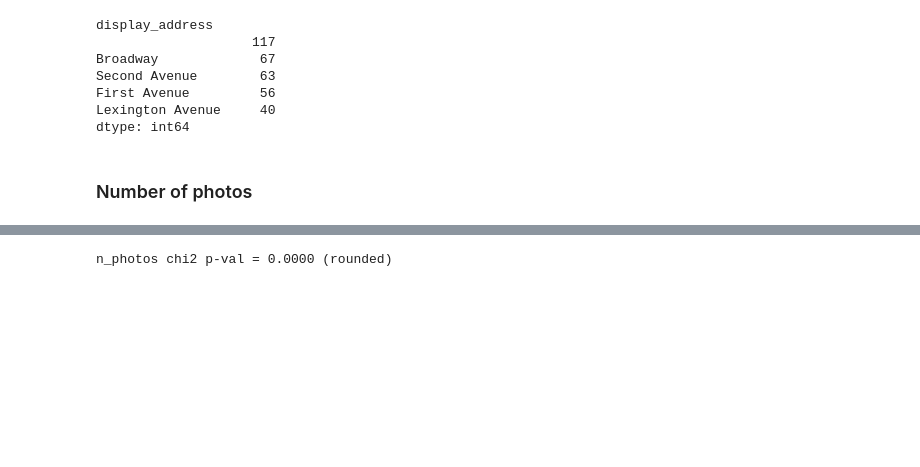
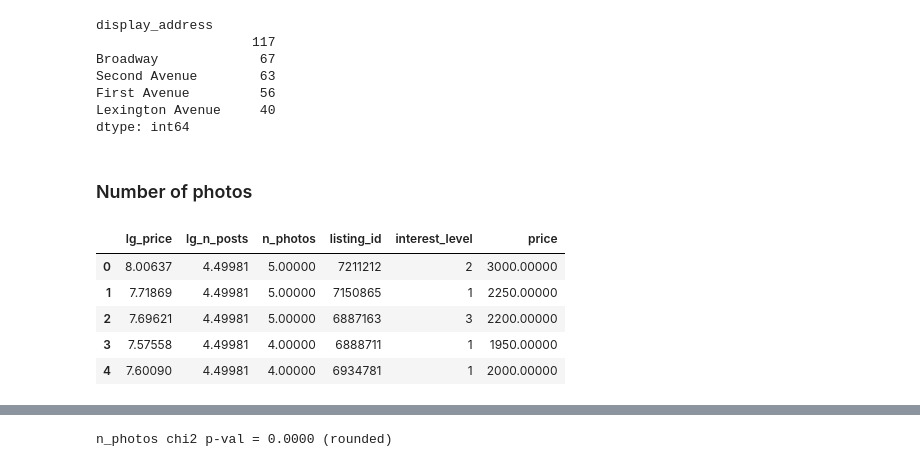
Before and after one commit to mdlynch37/kaggle-rental-interest, a Jupyter notebook: Executable/Main.ipynb, the cells around one changed output, grey strips where cells are left out. Saved outputs shown, nothing was run; the diff lists cells and outputs as text; code cells hidden in the pictures; blank space fills up the shorter version.

```diff
--- a/Executable/Main.ipynb
+++ b/Executable/Main.ipynb
@@ -369,3 +404,14 @@ Lexington Avenue     40
 dtype: int64
 # %% [markdown]
 ### Number of photos
+# %%
+data = pd.concat([xxx,df.interest_level.to_frame().reset_index()], axis=1)
+data['price'] = np.exp(data.lg_price).values
+data.head()
+# %% [output]
+|  | lg_price | lg_n_posts | n_photos | listing_id | interest_level | price |
+| 0 | 8.00637 | 4.49981 | 5.00000 | 7211212 | 2 | 3000.00000 |
+| 1 | 7.71869 | 4.49981 | 5.00000 | 7150865 | 1 | 2250.00000 |
+| 2 | 7.69621 | 4.49981 | 5.00000 | 6887163 | 3 | 2200.00000 |
+| 3 | 7.57558 | 4.49981 | 4.00000 | 6888711 | 1 | 1950.00000 |
+| 4 | 7.60090 | 4.49981 | 4.00000 | 6934781 | 1 | 2000.00000 |
```
Also changed, not shown: parts of 24 cells of this notebook.
